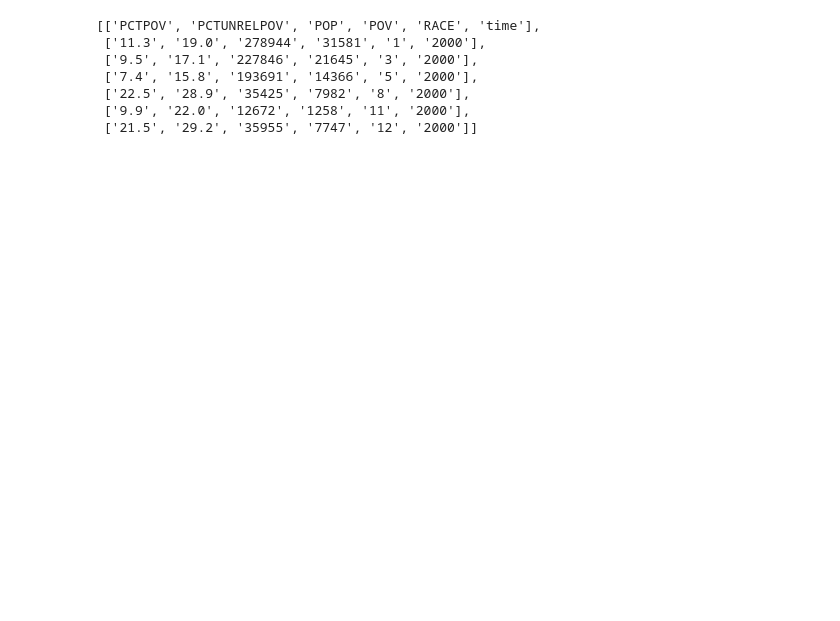
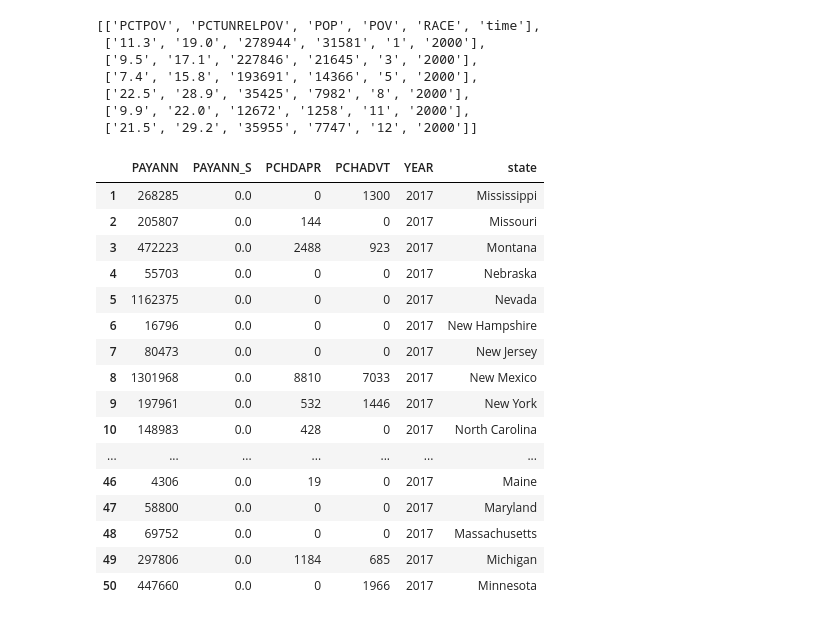
Before and after one commit to kaiwenh4/Stat170-Project, a Jupyter notebook: census_Bureau/collect_data.ipynb, the cells around one changed output. Drawn from its saved outputs; the diff is of its cells as text; code cells hidden in the pictures; blank space fills up the shorter version.

```diff
--- a/census_Bureau/collect_data.ipynb
+++ b/census_Bureau/collect_data.ipynb
@@ -90,0 +91,41 @@ content
+# %%
+fields = ','.join(['PAYANN','PAYANN_S','PCHDAPR','PCHADVT','YEAR'])
+url = f"https://api.census.gov/data/2017/ecnbasic?get={fields}&for=state:*"
+content = requests.get(url)
+
+"""
+PAYANN	年薪（1,000 美元）
+PAYANN_S	年薪相对标准误（%）
+PCHDAPR	数据处理和其他购买的计算机服务（1,000 美元）
+PCHADVT	广告和促销服务（1,000 美元）
+YEAR	Year
+"""
+result = pd.DataFrame(content.json(),columns = content.json()[0])[1:]
+
+d = {}
+for state_name,code in state.values:
+    d[code]=state_name
+temp = []
+for i in result['state']:
+    temp.append(d[i])
+result['state'] = temp
+
+result
+# %% [output]
+|  | PAYANN | PAYANN_S | PCHDAPR | PCHADVT | YEAR | state |
+| 1 | 268285 | 0.0 | 0 | 1300 | 2017 | Mississippi |
+| 2 | 205807 | 0.0 | 144 | 0 | 2017 | Missouri |
+| 3 | 472223 | 0.0 | 2488 | 923 | 2017 | Montana |
+| 4 | 55703 | 0.0 | 0 | 0 | 2017 | Nebraska |
+| 5 | 1162375 | 0.0 | 0 | 0 | 2017 | Nevada |
+| 6 | 16796 | 0.0 | 0 | 0 | 2017 | New Hampshire |
+| 7 | 80473 | 0.0 | 0 | 0 | 2017 | New Jersey |
+| 8 | 1301968 | 0.0 | 8810 | 7033 | 2017 | New Mexico |
+| 9 | 197961 | 0.0 | 532 | 1446 | 2017 | New York |
+| 10 | 148983 | 0.0 | 428 | 0 | 2017 | North Carolina |
+| ... | ... | ... | ... | ... | ... | ... |
+| 46 | 4306 | 0.0 | 19 | 0 | 2017 | Maine |
+| 47 | 58800 | 0.0 | 0 | 0 | 2017 | Maryland |
+| 48 | 69752 | 0.0 | 0 | 0 | 2017 | Massachusetts |
+| 49 | 297806 | 0.0 | 1184 | 685 | 2017 | Michigan |
+| 50 | 447660 | 0.0 | 0 | 1966 | 2017 | Minnesota |
```
Also changed, not shown: parts of 2 cells of this notebook.
